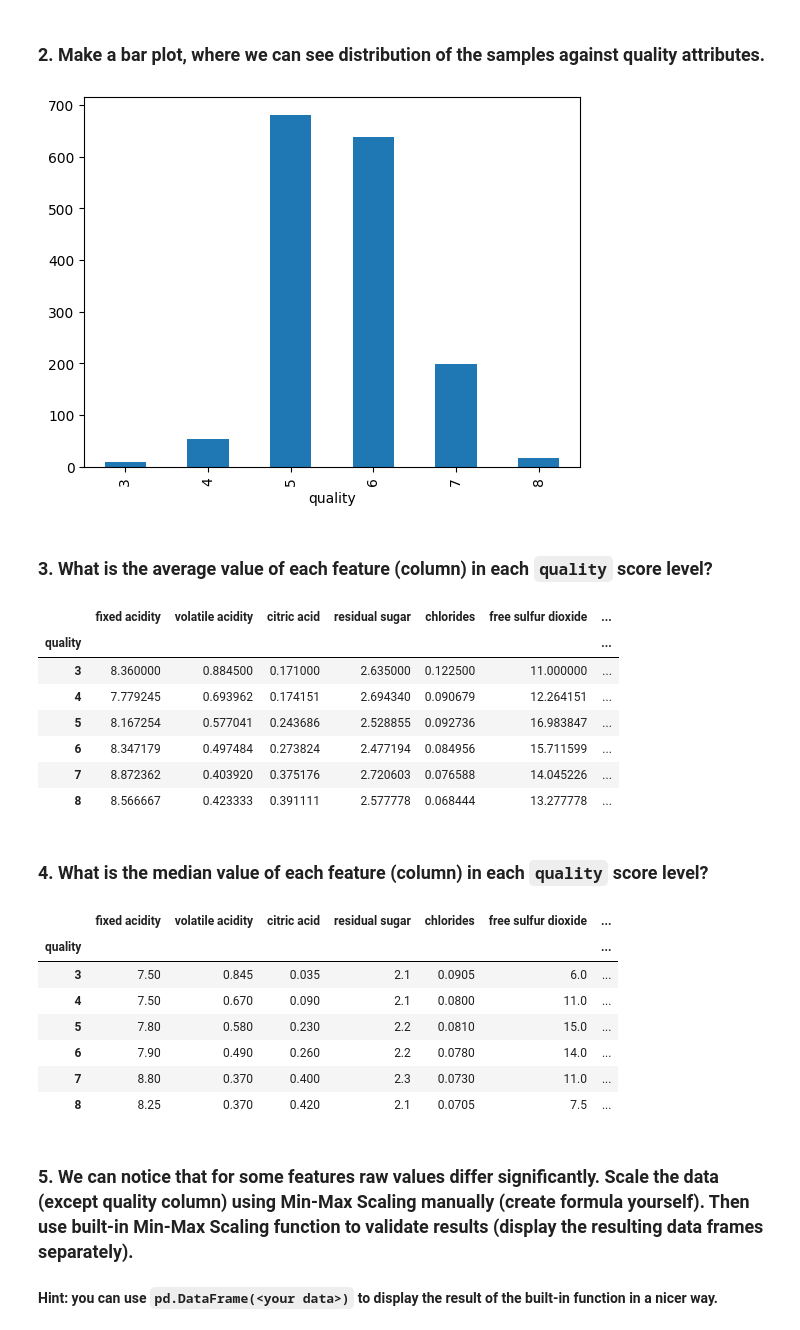
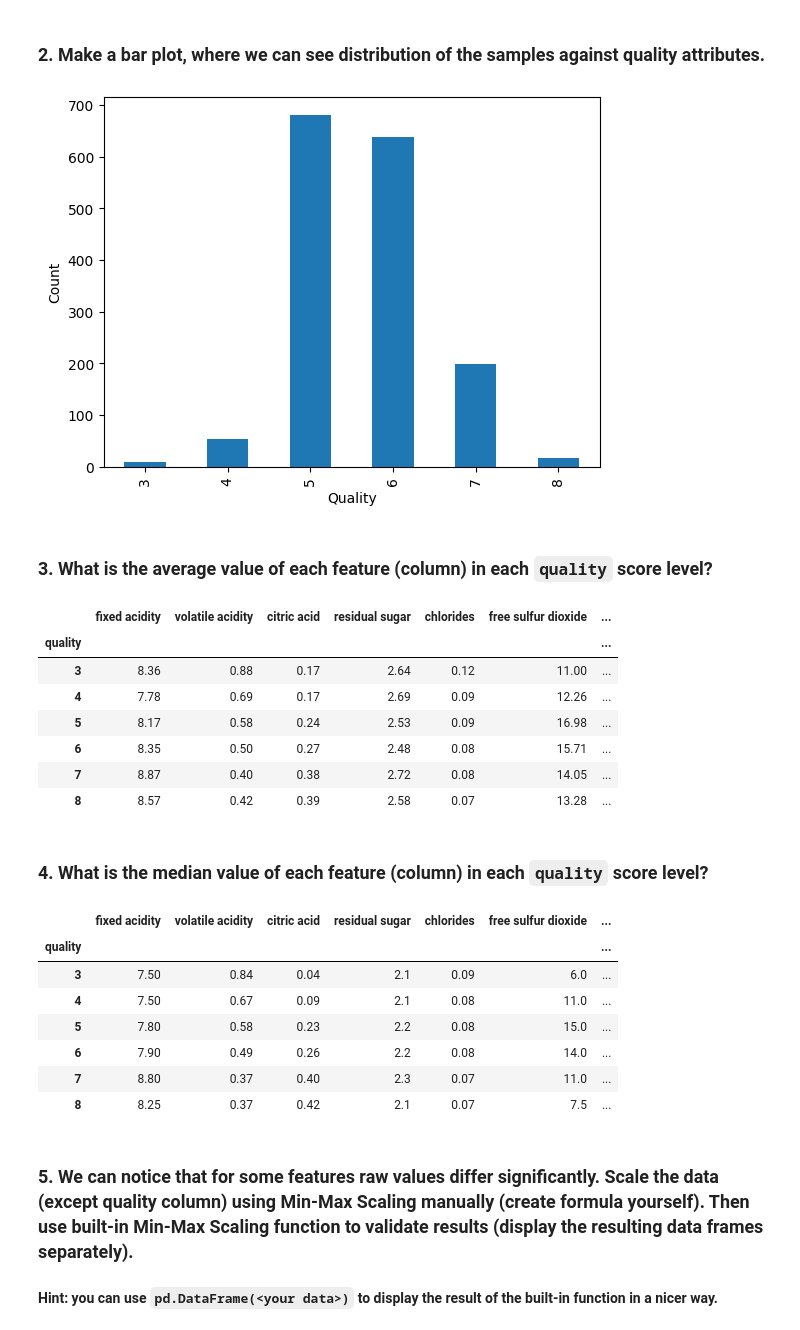
Before and after one commit to Jelisejs-accenture/Bootcamp_Accenture_JB, a Jupyter notebook: day 1/Day1 - Data foundations practical tasks.ipynb, the cells around one changed output. Saved outputs shown, nothing was run; the diff lists cells and outputs as text; code cells hidden in the pictures.

```diff
--- a/day 1/Day1 - Data foundations practical tasks.ipynb
+++ b/day 1/Day1 - Data foundations practical tasks.ipynb
@@ -77,37 +77,40 @@ Name: count, dtype: int64
 # %% [markdown]
 ### 2. Make a bar plot, where we can see distribution of the samples against quality attributes.
 # %%
-import matplotlib.pyplot as graph
+import matplotlib.pyplot as mat
+
 wine_data['quality'].value_counts().sort_index().plot(kind='bar')
-graph.show()
+mat.xlabel('Quality')
+mat.ylabel('Count')
+mat.show()
 # %% [output]
-[figure, old version]
+[figure, new version]
 # %% [markdown]
 ### 3. What is the average value of each feature (column) in each `quality` score level?
 # %%
-wine_data.groupby('quality').mean()
+wine_data.groupby('quality').mean().round(2)
 # %% [output]
 |  | fixed acidity | volatile acidity | citric acid | residual sugar | chlorides | free sulfur dioxide | ... |
 | quality |  |  |  |  |  |  | ... |
-| 3 | 8.360000 | 0.884500 | 0.171000 | 2.635000 | 0.122500 | 11.000000 | ... |
-| 4 | 7.779245 | 0.693962 | 0.174151 | 2.694340 | 0.090679 | 12.264151 | ... |
-| 5 | 8.167254 | 0.577041 | 0.243686 | 2.528855 | 0.092736 | 16.983847 | ... |
-| 6 | 8.347179 | 0.497484 | 0.273824 | 2.477194 | 0.084956 | 15.711599 | ... |
-| 7 | 8.872362 | 0.403920 | 0.375176 | 2.720603 | 0.076588 | 14.045226 | ... |
-| 8 | 8.566667 | 0.423333 | 0.391111 | 2.577778 | 0.068444 | 13.277778 | ... |
+| 3 | 8.36 | 0.88 | 0.17 | 2.64 | 0.12 | 11.00 | ... |
+| 4 | 7.78 | 0.69 | 0.17 | 2.69 | 0.09 | 12.26 | ... |
+| 5 | 8.17 | 0.58 | 0.24 | 2.53 | 0.09 | 16.98 | ... |
+| 6 | 8.35 | 0.50 | 0.27 | 2.48 | 0.08 | 15.71 | ... |
+| 7 | 8.87 | 0.40 | 0.38 | 2.72 | 0.08 | 14.05 | ... |
+| 8 | 8.57 | 0.42 | 0.39 | 2.58 | 0.07 | 13.28 | ... |
 # %% [markdown]
 ### 4. What is the median value of each feature (column) in each `quality` score level?
 # %%
-wine_data.groupby('quality').median()
+wine_data.groupby('quality').median().round(2)
 # %% [output]
 |  | fixed acidity | volatile acidity | citric acid | residual sugar | chlorides | free sulfur dioxide | ... |
 | quality |  |  |  |  |  |  | ... |
-| 3 | 7.50 | 0.845 | 0.035 | 2.1 | 0.0905 | 6.0 | ... |
-| 4 | 7.50 | 0.670 | 0.090 | 2.1 | 0.0800 | 11.0 | ... |
-| 5 | 7.80 | 0.580 | 0.230 | 2.2 | 0.0810 | 15.0 | ... |
-| 6 | 7.90 | 0.490 | 0.260 | 2.2 | 0.0780 | 14.0 | ... |
-| 7 | 8.80 | 0.370 | 0.400 | 2.3 | 0.0730 | 11.0 | ... |
-| 8 | 8.25 | 0.370 | 0.420 | 2.1 | 0.0705 | 7.5 | ... |
+| 3 | 7.50 | 0.84 | 0.04 | 2.1 | 0.09 | 6.0 | ... |
+| 4 | 7.50 | 0.67 | 0.09 | 2.1 | 0.08 | 11.0 | ... |
+| 5 | 7.80 | 0.58 | 0.23 | 2.2 | 0.08 | 15.0 | ... |
+| 6 | 7.90 | 0.49 | 0.26 | 2.2 | 0.08 | 14.0 | ... |
+| 7 | 8.80 | 0.37 | 0.40 | 2.3 | 0.07 | 11.0 | ... |
+| 8 | 8.25 | 0.37 | 0.42 | 2.1 | 0.07 | 7.5 | ... |
 # %% [markdown]
 ### 5. We can notice that for some features raw values differ significantly. Scale the data (except quality column) using Min-Max Scaling manually (create formula yourself). Then use built-in Min-Max Scaling function to validate results (display the resulting data frames separately).
 #### Hint: you can use `pd.DataFrame(<your data>)` to display the result of the built-in function in a nicer way.
```
Also changed, not shown: parts of 17 cells of this notebook.
